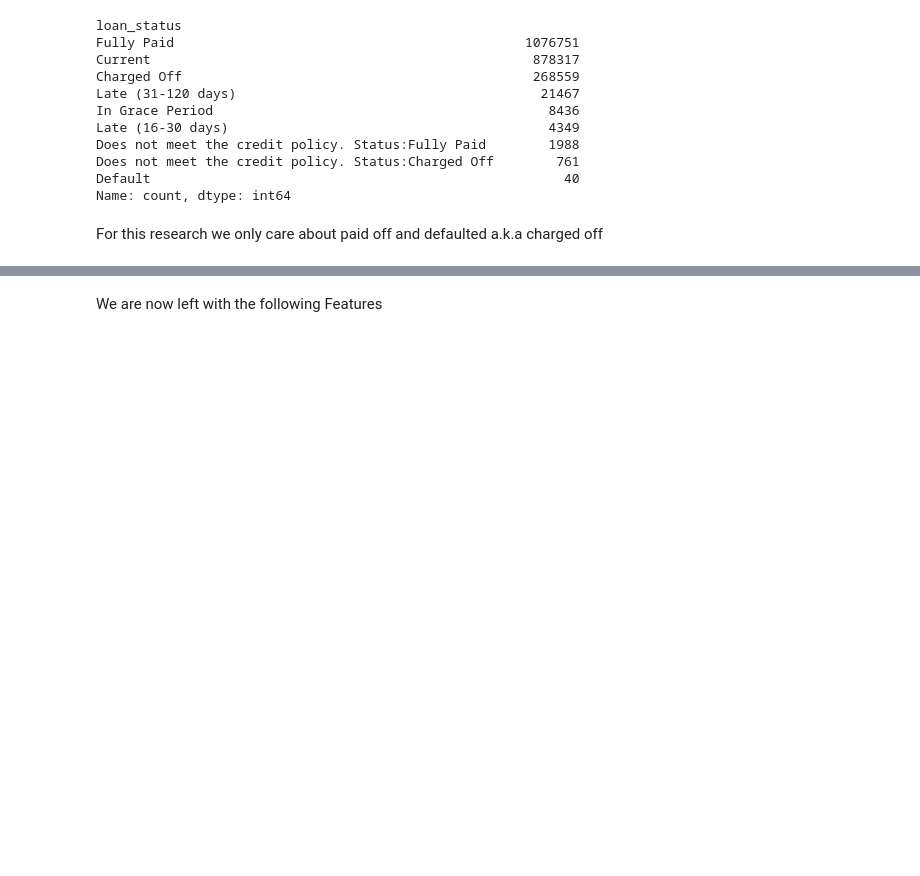
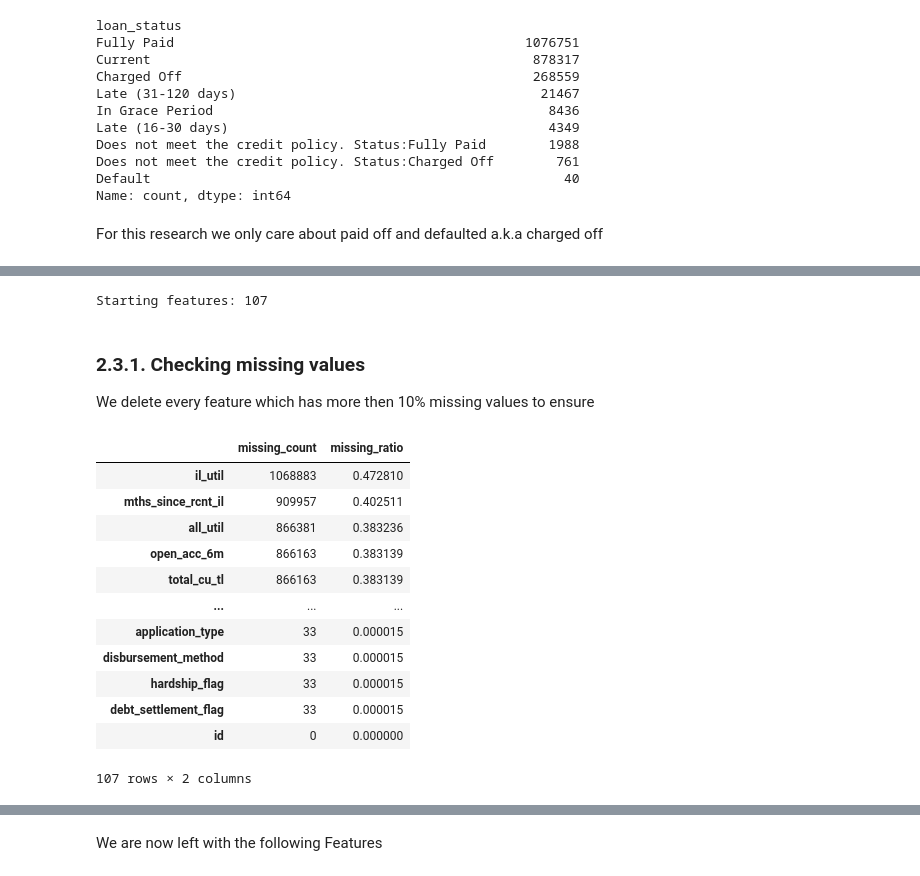
Before and after one commit to TimAngevare/Adversarial-Attacks-on-Class-Imbalanced-Lending-Default-Models, a Jupyter notebook: Notebook_Final_V1.ipynb, the cells around one changed output, grey strips where cells are left out. Saved outputs shown, nothing was run; the diff lists cells and outputs as text; code cells hidden in the pictures; blank space fills up the shorter version.

```diff
--- a/Notebook_Final_V1.ipynb
+++ b/Notebook_Final_V1.ipynb
@@ -312,12 +270,0 @@ We see a lot of nan values so lets drop the features that have a lot of NaN valu
-# %%
-missing_percent = (missing / len(df)) * 100
-
-missing_table = pd.DataFrame({
-    'Missing Values': missing,
-    'Percentage (%)': missing_percent
-})
-
-missing_table = missing_table.sort_values(by='Percentage (%)', ascending=False)
-pd.set_option('display.max_rows', None)
-
-missing_table
@@ -395,0 +277,35 @@ df.shape
+# %%
+MISSING_THRESHOLD = 0.10
+CORR_THRESHOLD = 0.80
+NEAR_CONSTANT_THRESHOLD = 0.98
+HIGH_CARDINALITY_RATIO = 0.95
+HIGH_CARDINALITY_COUNT = 1000
+
+print(f"Starting features: {df.shape[1]}")
+# %% [output]
+Starting features: 107
+# %% [markdown]
+### 2.3.1. Checking missing values
+
+We delete every feature which has more then 10% missing values to ensure
+# %%
+missing_table = pd.DataFrame({
+    "missing_count": df.isnull().sum(),
+    "missing_ratio": df.isnull().mean(),
+}).sort_values("missing_ratio", ascending=False)
+
+display(missing_table)
+# %% [output]
+|  | missing_count | missing_ratio |
+| il_util | 1068883 | 0.472810 |
+| mths_since_rcnt_il | 909957 | 0.402511 |
+| all_util | 866381 | 0.383236 |
+| open_acc_6m | 866163 | 0.383139 |
+| total_cu_tl | 866163 | 0.383139 |
+| ... | ... | ... |
+| application_type | 33 | 0.000015 |
+| disbursement_method | 33 | 0.000015 |
+| hardship_flag | 33 | 0.000015 |
+| debt_settlement_flag | 33 | 0.000015 |
+| id | 0 | 0.000000 |
+107 rows × 2 columns
```
Also changed, not shown: parts of 49 cells of this notebook.
